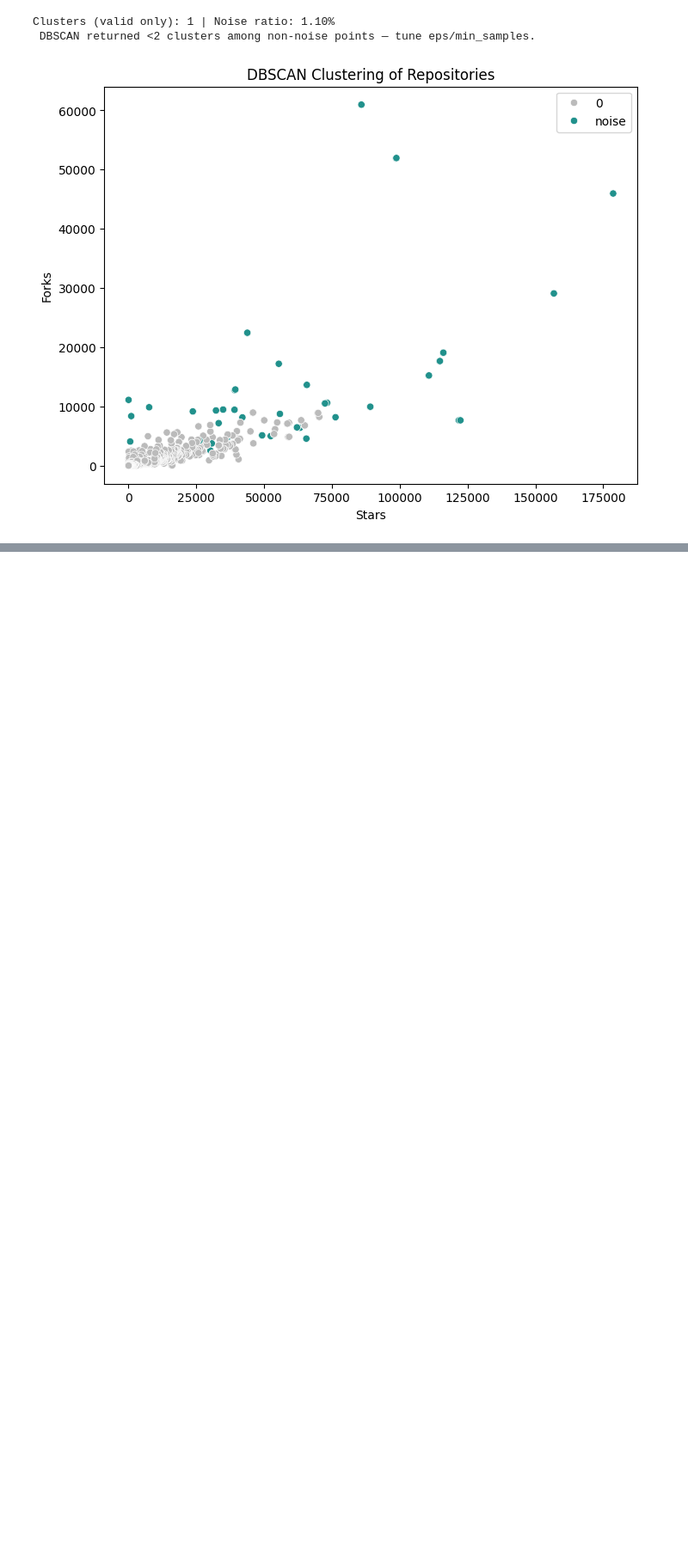
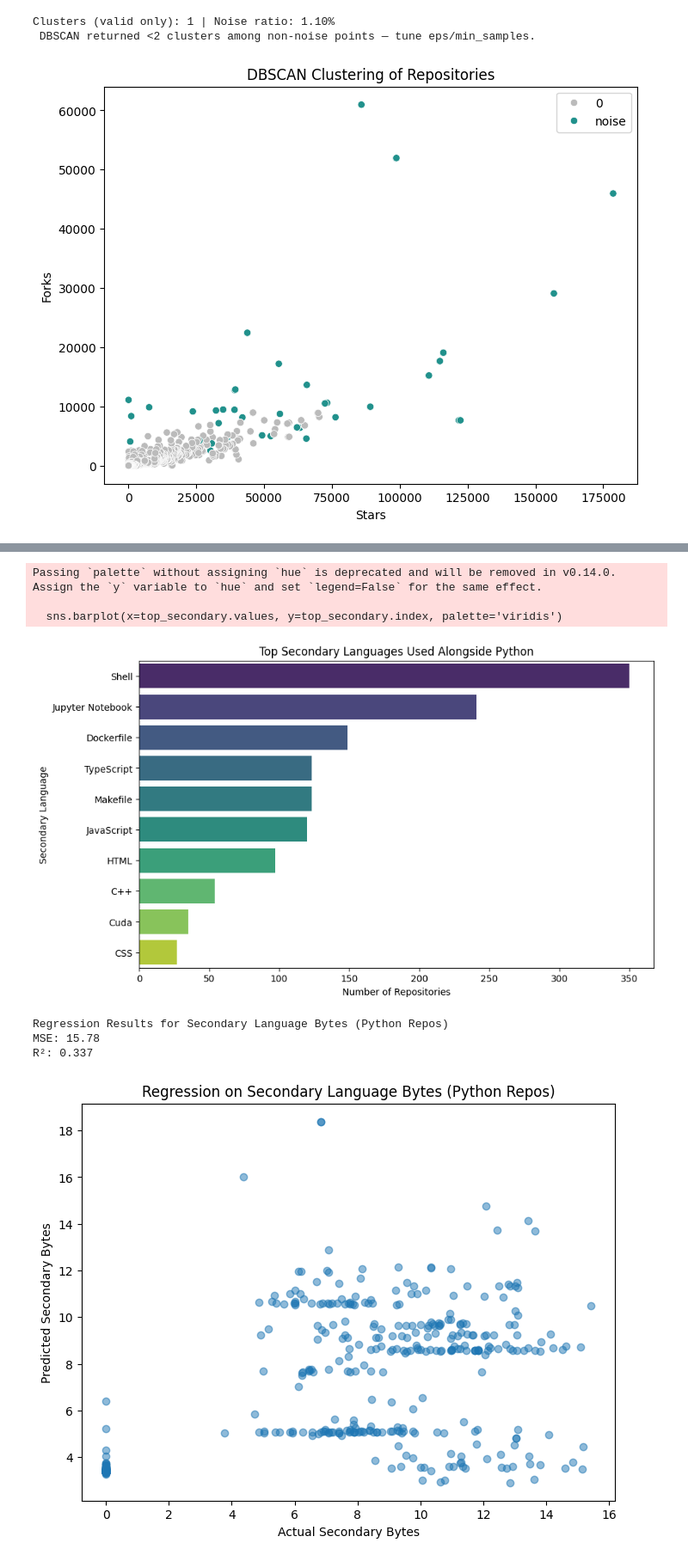
Before and after one commit to SanaAlotaibi/DataScienceProject, a Jupyter notebook: IT362_Phase3.ipynb, the cells around one changed output, grey strips where cells are left out. Shown at 86% size. Drawn from its saved outputs; the diff is of its cells as text; code cells hidden in the pictures; blank space fills up the shorter version.

Commit message:
add Regression

```diff
--- a/IT362_Phase3.ipynb
+++ b/IT362_Phase3.ipynb
@@ -202,0 +192,72 @@ print(" Saved to Clustered_Results.csv")
+# %%
+import ast
+import pandas as pd
+from sklearn.preprocessing import LabelEncoder
+from sklearn.model_selection import train_test_split
+from sklearn.linear_model import LinearRegression
+from sklearn.metrics import mean_squared_error, r2_score
+import matplotlib.pyplot as plt
+import seaborn as sns
+
+def parse_lang_bytes(x):
+    try:
+        return ast.literal_eval(x)
+    except:
+        return {}
+
+df['all_languages_bytes_dict'] = df['all_languages_bytes'].apply(parse_lang_bytes)
+
+df_python = df[df['primary_language'] == 'Python'].copy()
+
+# Extract secondary language (most used after Python) and its bytes
+def get_secondary_lang(d):
+    if not d:
+        return (None, 0)
+    d = {k:v for k,v in d.items() if k != 'Python'}
+    if not d:
+        return (None, 0)
+    sorted_langs = sorted(d.items(), key=lambda item: item[1], reverse=True)
+    return sorted_langs[0]
+
+df_python['secondary_lang'], df_python['secondary_bytes'] = zip(*df_python['all_languages_bytes_dict'].apply(get_secondary_lang))
+
+top_secondary = df_python['secondary_lang'].value_counts().head(10)
+print("Top Secondary Languages Used Alongside Python:")
+print(top_secondary)
+
+# visualize top secondary languages
+plt.figure(figsize=(10,6))
+sns.barplot(x=top_secondary.values, y=top_secondary.index, palette='viridis')
+plt.title("Top Secondary Languages Used Alongside Python")
+plt.xlabel("Number of Repositories")
+plt.ylabel("Secondary Language")
+plt.show()
+
+df_reg = df_python.dropna(subset=['secondary_bytes', 'stars', 'forks', 'contributors_count'])
+df_reg['contributors_count'] = pd.to_numeric(df_reg['contributors_count'], errors='coerce')
+df_reg = df_reg.dropna(subset=['contributors_count'])
+
+df_reg['secondary_lang_encoded'] = LabelEncoder().fit_transform(df_reg['secondary_lang'].fillna('Unknown'))
+
+X = df_reg[['stars', 'forks', 'contributors_count', 'secondary_lang_encoded']]
+#y = df_reg['secondary_bytes']
+y = np.log1p(df_reg['secondary_bytes'])
+
+X_train, X_test, y_train, y_test = train_test_split(X, y, test_size=0.2, random_state=42)
+
+lr_model = LinearRegression()
+lr_model.fit(X_train, y_train)
+y_pred = lr_model.predict(X_test)
+
+print("Regression Results for Secondary Language Bytes (Python Repos)")
+print("MSE:", round(mean_squared_error(y_test, y_pred), 2))
+print("R²:", round(r2_score(y_test, y_pred), 3))
+
+# scatter plot of actual vs predicted
+plt.figure(figsize=(8,6))
+plt.scatter(y_test, y_pred, alpha=0.5)
+plt.xlabel("Actual Secondary Bytes")
+plt.ylabel("Predicted Secondary Bytes")
+plt.title("Regression on Secondary Language Bytes (Python Repos)")
+plt.show()
+# %% [output]
@@ -202,0 +277,8 @@ print(" Saved to Clustered_Results.csv")
+Passing `palette` without assigning `hue` is deprecated and will be removed in v0.14.0. Assign the `y` variable to `hue` and set `legend=False` for the same effect.
+
+  sns.barplot(x=top_secondary.values, y=top_secondary.index, palette='viridis')
+[figure, added]
+Regression Results for Secondary Language Bytes (Python Repos)
+MSE: 15.78
+R²: 0.337
+[figure, added]
```
Also changed, not shown: parts of 3 cells of this notebook.
